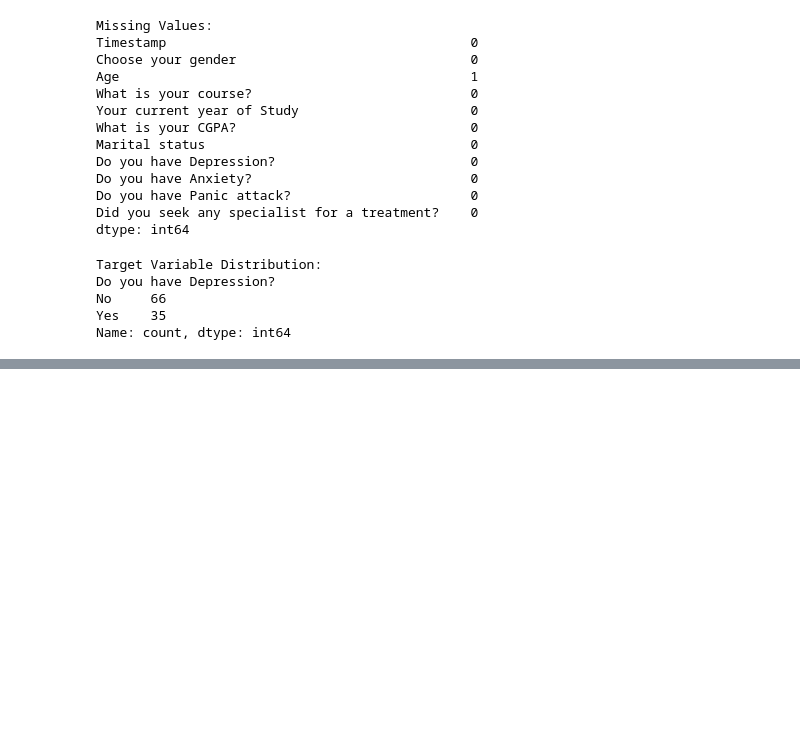
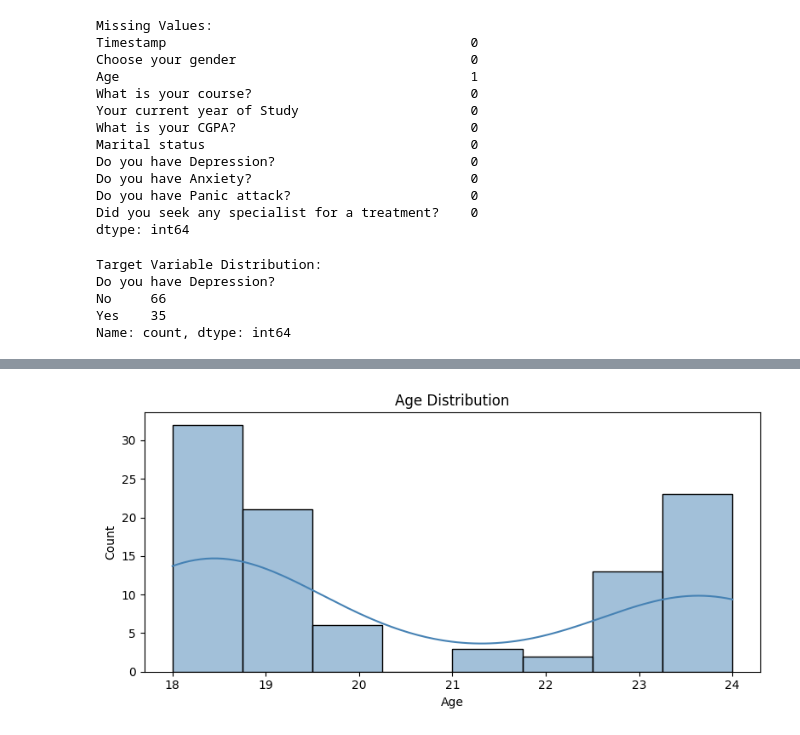
Before and after one commit to Kopuraj/Student-Depression-ML, a Jupyter notebook: notebooks/student_depression_ml.ipynb, the cells around one changed output, grey strips where cells are left out. Saved outputs shown, nothing was run; the diff lists cells and outputs as text; code cells hidden in the pictures; blank space fills up the shorter version.

```diff
--- a/notebooks/student_depression_ml.ipynb
+++ b/notebooks/student_depression_ml.ipynb
@@ -115,0 +170,9 @@ Name: count, dtype: int64
+# %%
+# Distribution of Age
+plt.figure(figsize=(8,4))
+sns.histplot(df['Age'], kde=True, color='steelblue')
+plt.title('Age Distribution')
+plt.tight_layout()
+plt.show()
+# %% [output]
+[figure, added]
```
Also changed, not shown: parts of 7 cells of this notebook.
